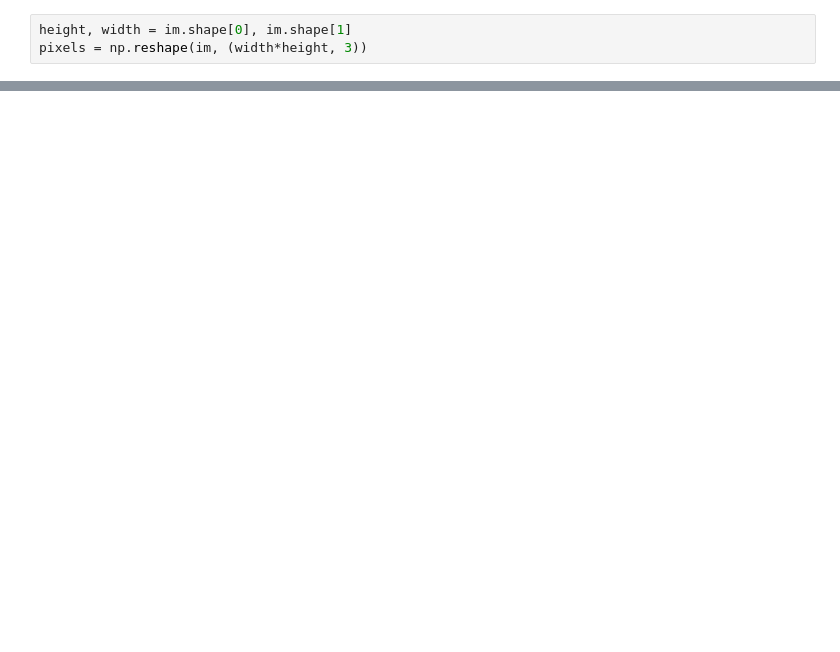
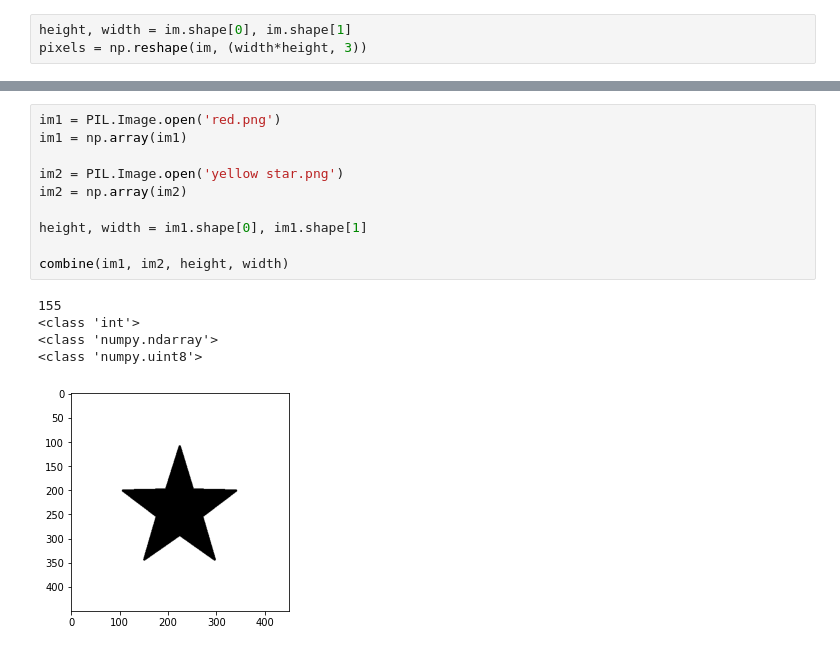
Before and after one commit to tqnhu2407/Image_Processing, a Jupyter notebook: img_processing.ipynb, the cells around one changed output, grey strips where cells are left out. Cells and saved outputs as stored; diff of their text form; blank space fills up the shorter version.

```diff
--- a/img_processing.ipynb
+++ b/img_processing.ipynb
@@ -99,0 +159,16 @@ plt.imshow(my_image.im)
+# %%
+im1 = PIL.Image.open('red.png')
+im1 = np.array(im1)
+
+im2 = PIL.Image.open('yellow star.png')
+im2 = np.array(im2)
+
+height, width = im1.shape[0], im1.shape[1]
+
+combine(im1, im2, height, width)
+# %% [output]
+155
+<class 'int'>
+<class 'numpy.ndarray'>
+<class 'numpy.uint8'>
+[figure, added]
```
Also changed, not shown: parts of 13 cells of this notebook.
